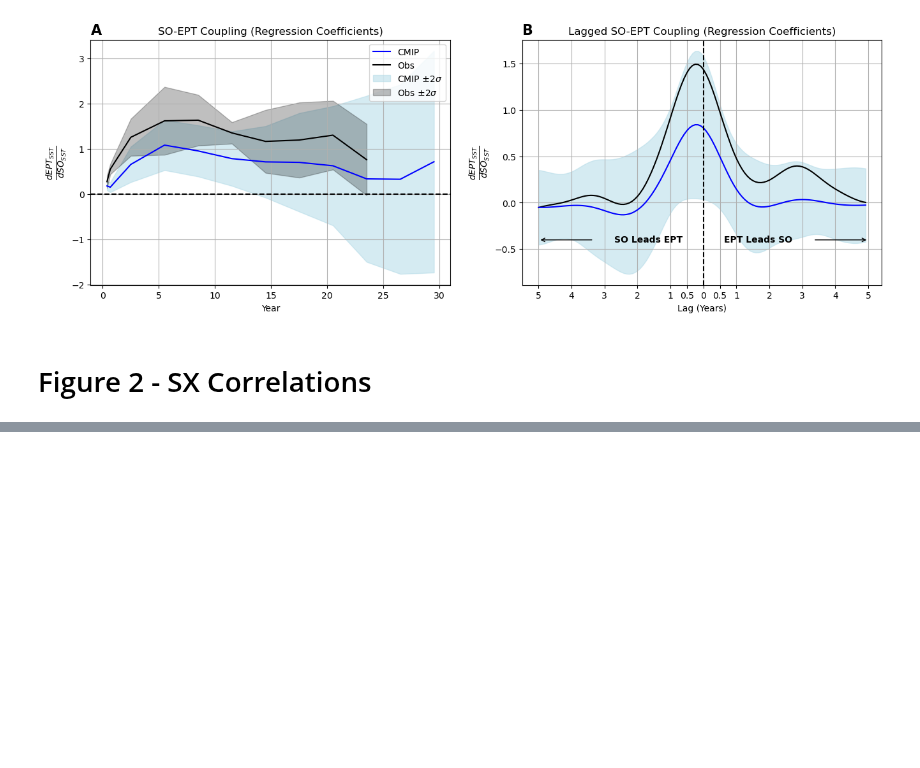
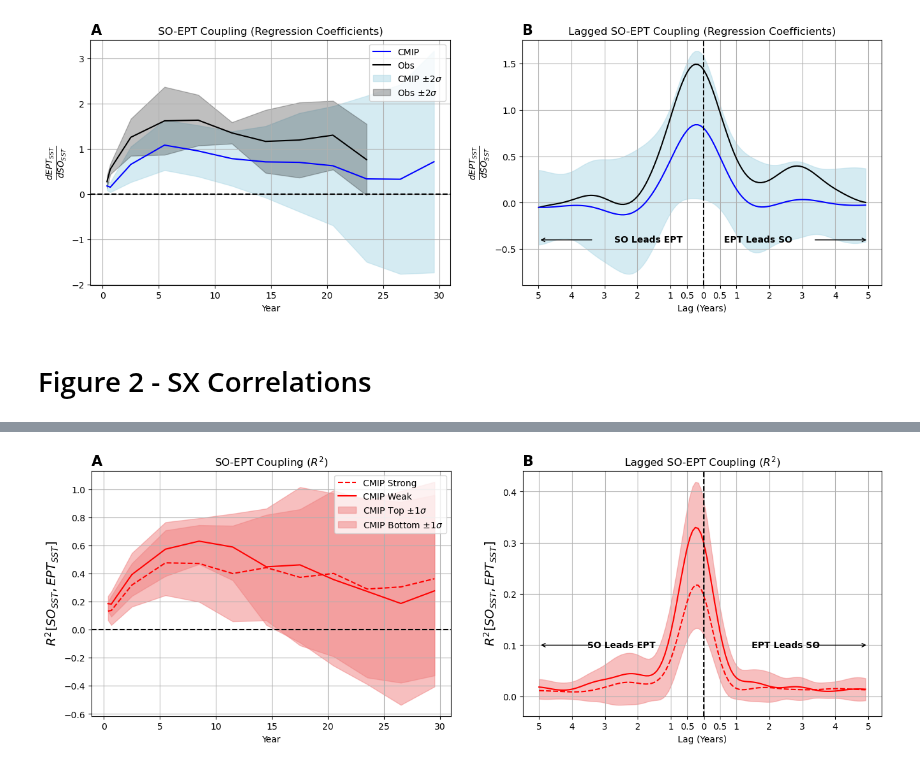
Before and after one commit to zacespinosa/SO-EP-teleconnection, a Jupyter notebook: Figure_Notebooks/Figure_2_time.ipynb, the cells around one changed output, grey strips where cells are left out. Cells and saved outputs as stored; diff of their text form; code cells hidden in the pictures; blank space fills up the shorter version.

```diff
--- a/Figure_Notebooks/Figure_2_time.ipynb
+++ b/Figure_Notebooks/Figure_2_time.ipynb
@@ -414,0 +425,73 @@ plt.savefig("/home/espinosa10/SO-EP-teleconnection/Manuscript_Figures/SI/Figure_
+# %%
+# top_half_models = xr.open_dataarray("/home/espinosa10/SO-EP-teleconnection/Data/cmip_top_quantile_strong_so-ept_coupling.nc")
+# bottom_half_models = xr.open_dataarray("/home/espinosa10/SO-EP-teleconnection/Data/cmip_bottom_quantile_weak_so-ept_coupling.nc")
+
+top_half_models = xr.open_dataarray("/home/espinosa10/SO-EP-teleconnection/Data/cmip_top_quantile_south_precip.nc")
+bottom_half_models = xr.open_dataarray("/home/espinosa10/SO-EP-teleconnection/Data/cmip_bottom_quantile_south_precip.nc")
+
+from typing import Tuple
+def get_shared_models(ds1: xr.Dataset, ds2: xr.Dataset) -> Tuple[xr.Dataset, xr.Dataset]:
+    shared_models = list(set(ds1.model.values).intersection(set(ds2.model.values)))
+    return ds1.sel(model=shared_models), ds2.sel(model=shared_models)
+# %%
+fig, (ax1, ax2) = plt.subplots(1, 2, figsize=(16, 5))
+
+
+filtered_top, _ = get_shared_models(filtered_so_ept_coupling, top_half_models)
+filtered_bottom, _ = get_shared_models(filtered_so_ept_coupling, bottom_half_models)
+
+# Calculate the upper and lower bounds for shading
+regs_top = filtered_top["corrs_model"].mean("model")
+regs_std_top = filtered_top["corrs_model"].std("model")
+band_centers_top = filtered_top.band_center.values
+upper_bound_reg_top = regs_top.values + 1 * regs_std_top.values
+lower_bound_reg_top = regs_top.values - 1 * regs_std_top.values
+
+regs_bottom = filtered_bottom["corrs_model"].mean("model")
+regs_std_bottom = filtered_bottom["corrs_model"].std("model")
+band_centers_bottom = filtered_bottom.band_center.values
+upper_bound_reg_bottom = regs_bottom.values + 1 * regs_std_bottom.values
+lower_bound_reg_bottom = regs_bottom.values - 1 * regs_std_bottom.values
+
+# Plot rvalues_so_ept_coupling
+ax1.plot(band_centers, regs_top.values, color='red', label='CMIP Strong', linestyle='--')
+ax1.plot(band_centers, regs_bottom.values, color='red', label='CMIP Weak')
+ax1.fill_between(band_centers, lower_bound_reg_top, upper_bound_reg_top, color='lightcoral', alpha=0.5, label=r'CMIP Top $\pm 1\sigma$')
+ax1.fill_between(band_centers, lower_bound_reg_bottom, upper_bound_reg_bottom, color='lightcoral', alpha=0.5, label=r'CMIP Bottom $\pm 1\sigma$')
+ax1.set_xlabel('Year')
+ax1.set_ylabel(r'$R^2[SO_{SST}, EPT_{SST}]$', fontsize=14)
+ax1.set_title(r'SO-EPT Coupling ($R^2$)')
+ax1.grid()
+ax1.axhline(0, color='black', linestyle='--')
+
+filtered_top, _ = get_shared_models(lagged_so_ept_coupling, top_half_models)
+filtered_bottom, _ = get_shared_models(lagged_so_ept_coupling, bottom_half_models)
+
+# Plot lag_so_ept_coupling
+ax2.plot(lags, (filtered_top["rvalues"]**2).mean(dim='model'), color='red', linestyle='--', label='CMIP Strong')
+ax2.plot(lags, (filtered_bottom["rvalues"]**2).mean(dim='model'), color='red', label='CMIP Weak')
+ax2.fill_between(lags, (lagged_so_ept_coupling["rvalues"]**2).mean(dim='model') - (lagged_so_ept_coupling["rvalues"]**2).std(dim='model'), (lagged_so_ept_coupling["rvalues"]**2).mean(dim='model') + (lagged_so_ept_coupling["rvalues"]**2).std(dim='model'), color='lightcoral', alpha=0.5, label=r'CMIP $\pm 1\sigma$')
+ax2.set_xlabel('Lag (Years)')
+ax2.set_ylabel(r'$R^2[SO_{SST}, EPT_{SST}]$', fontsize=14)
+ax2.set_title('Lagged SO-EPT Coupling ($R^2$)')
+ax2.set_xticks([-60, -48, -36, -24, -12, -6, 0, 6, 12, 24, 36, 48, 60], labels=[5, 4, 3, 2, 1, .5, 0, .5, 1, 2, 3, 4, 5])
+ax2.grid()
+
+
+# Add text below x axis with arrows
+ax2.text(-30, 0.1, "SO Leads EPT", ha='center', va='center', fontweight="bold") #, fontsize=axis_fontsize)
+ax2.annotate("", xy=(-60, 0.1), xytext=(-40, 0.1), arrowprops=dict(arrowstyle="->"))
+ax2.text(30, 0.1, "EPT Leads SO", ha='center', va='center', fontweight="bold") #, fontsize=axis_fontsize)
+ax2.annotate("", xy=(60, 0.1), xytext=(40, 0.1), arrowprops=dict(arrowstyle="->"))
+ax1.legend()
+
+# Add vertical line at 0
+ax2.axvline(0, color='black', linestyle='--')
+
+ax1.set_title('A', loc="left", fontweight="bold", fontsize=16)
+ax2.set_title('B', loc="left", fontweight="bold", fontsize=16)
+
+# Adjust spacing between subplots
+plt.subplots_adjust(hspace=0.3) #, wspace=0.3)
+# %% [output]
+[figure, added]
```
Also changed, not shown: parts of 5 cells of this notebook, 9 other files.
